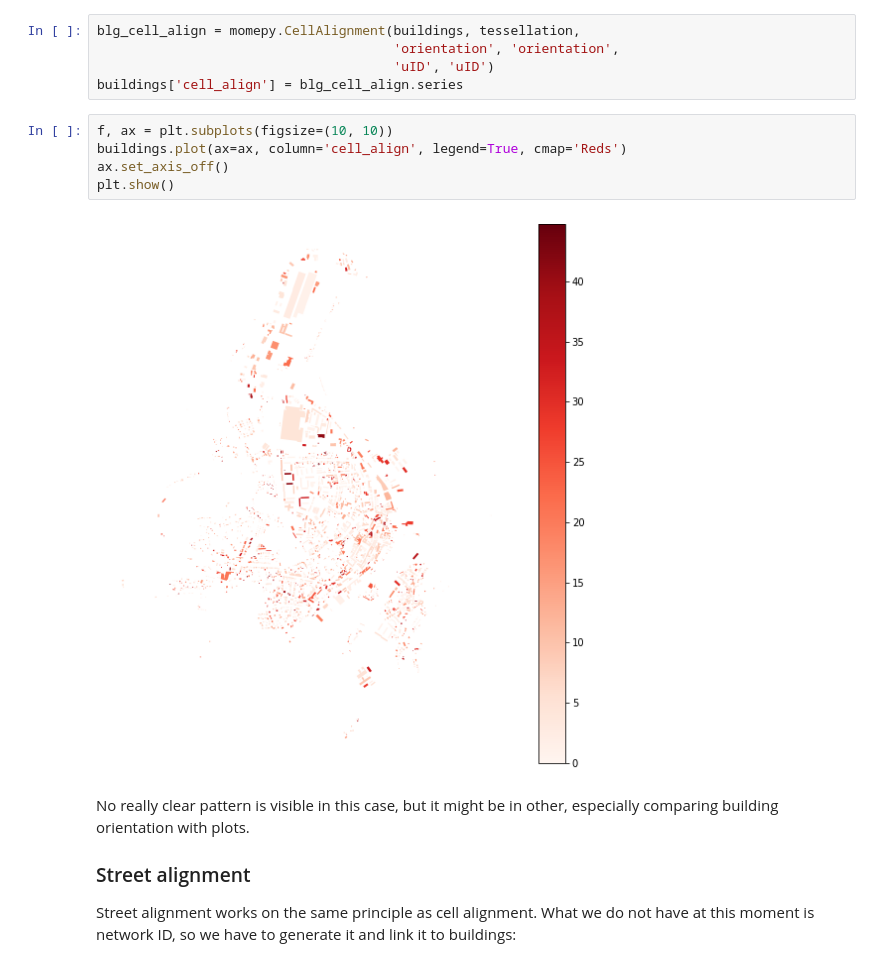
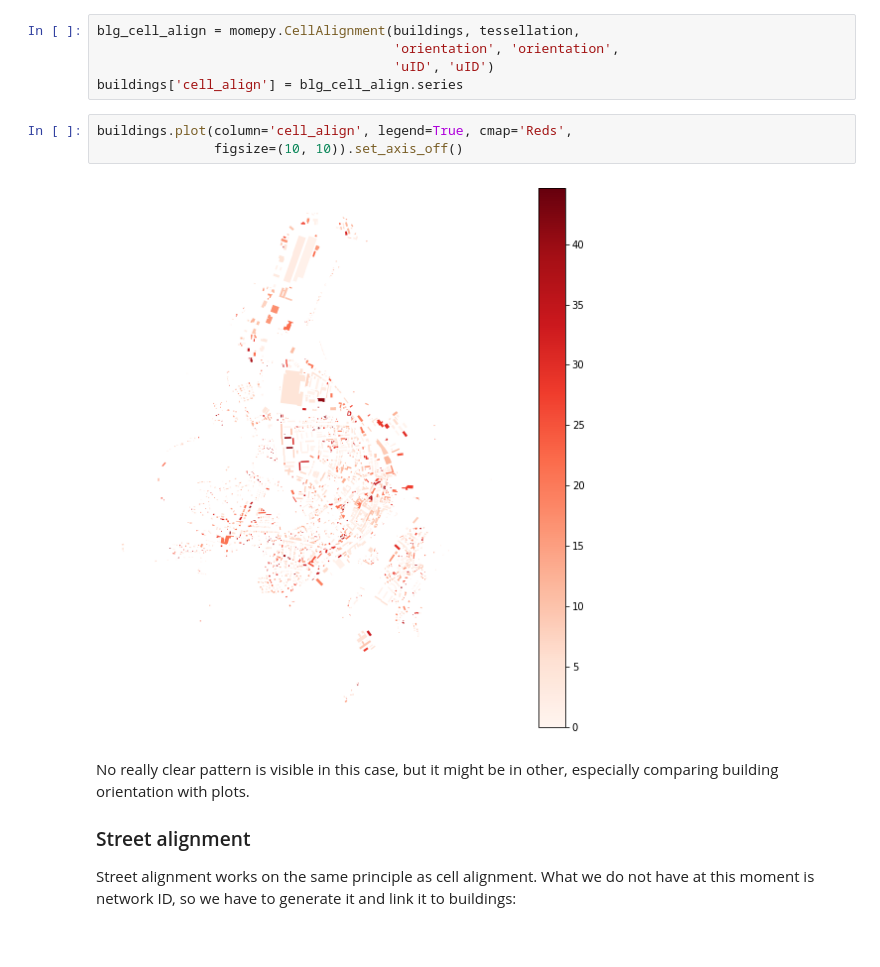
Before and after one commit to pysal/momepy, a Jupyter notebook: docs/user_guide/combined/distribution.ipynb, the cells around one changed output. Drawn from its saved outputs; the diff is of its cells as text.

```diff
--- a/docs/user_guide/combined/distribution.ipynb
+++ b/docs/user_guide/combined/distribution.ipynb
@@ -61,12 +54,10 @@ blg_cell_align = momepy.CellAlignment(buildings, tessellation,
                                       'uID', 'uID')
 buildings['cell_align'] = blg_cell_align.series
 # %%
-f, ax = plt.subplots(figsize=(10, 10))
-buildings.plot(ax=ax, column='cell_align', legend=True, cmap='Reds')
-ax.set_axis_off()
-plt.show()
+buildings.plot(column='cell_align', legend=True, cmap='Reds',
+               figsize=(10, 10)).set_axis_off()
 # %% [output]
-[figure, old version]
+[figure, new version]
 # %% [markdown]
 No really clear pattern is visible in this case, but it might be in other, especially comparing building orientation with plots.
 
```
Also changed, not shown: parts of 7 cells of this notebook, 2 other files.
